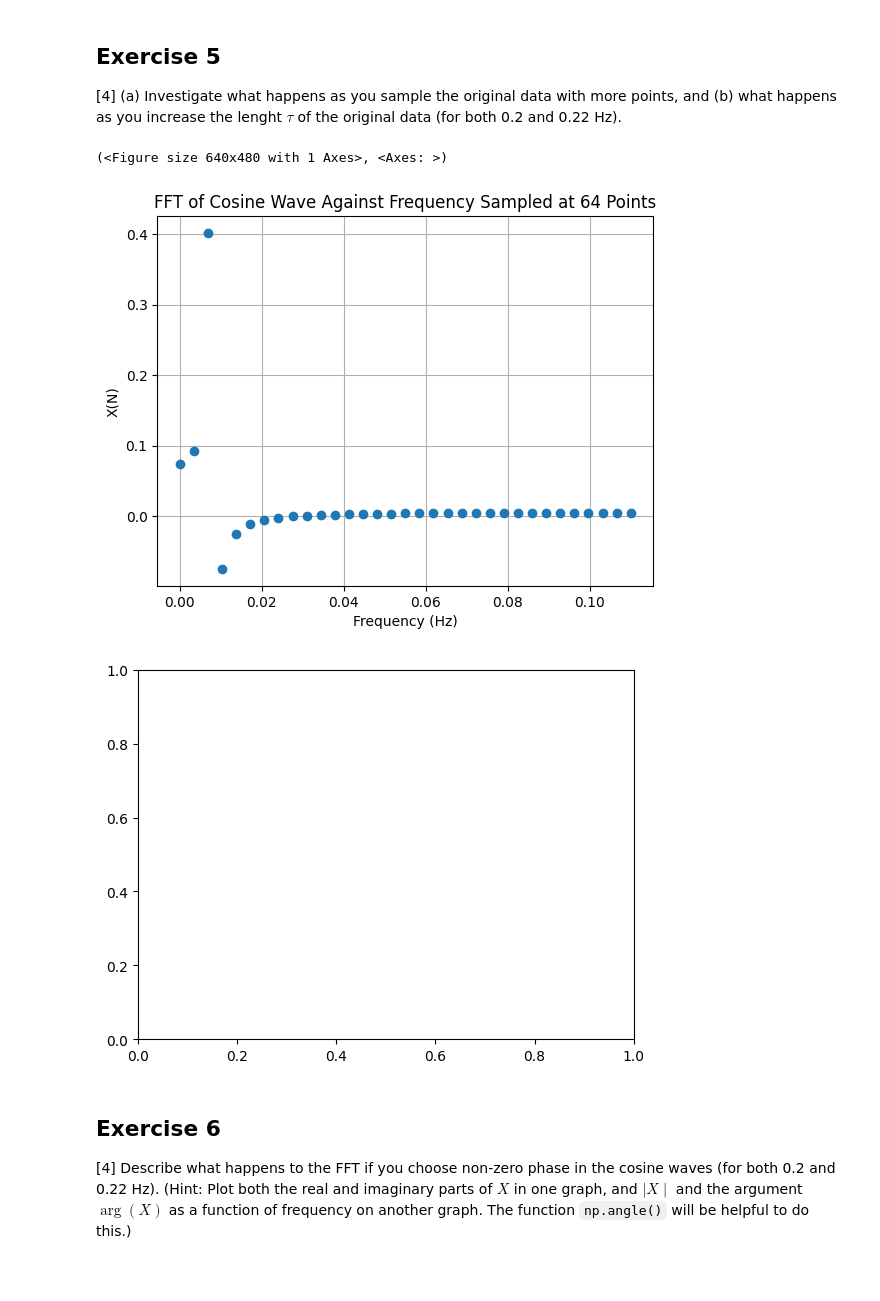
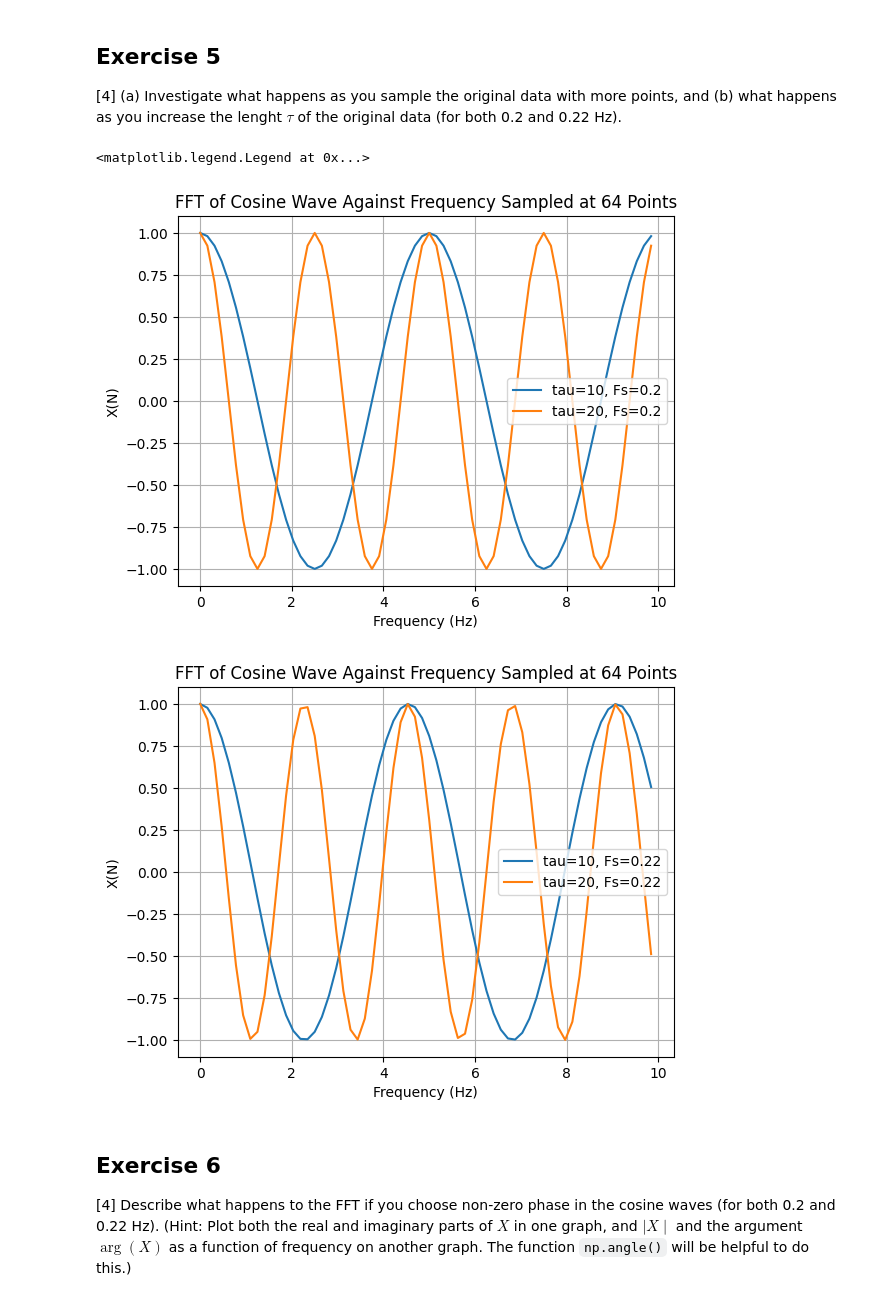
Before and after one commit to PX2145-2025/week-10-b-EvansElliot, a Jupyter notebook: FFT.ipynb, the cells around one changed output. Saved outputs shown, nothing was run; the diff lists cells and outputs as text; code cells hidden in the pictures; blank space fills up the shorter version.

```diff
--- a/FFT.ipynb
+++ b/FFT.ipynb
@@ -406,17 +408,27 @@ plt.grid()
 ## Exercise 5
 
 [4] (a) Investigate what happens as you sample the original data with more points,  and (b) what happens as you increase the lenght $\tau$ of the original data (for both 0.2 and 0.22 Hz).
-# %%
-plt.plot(frq,X,'o')
-plt.title('FFT of Cosine Wave Against Frequency Sampled at '+str(N)+' Points')
-plt.xlabel('Frequency (Hz)')
-plt.ylabel('X(N)')
-plt.grid()
-plt.subplots()
-# %% [output]
-(<Figure size 640x480 with 1 Axes>, <Axes: >)
-[figure, removed]
-[figure, removed]
+# %%
+plt.plot(t,f(64,0.2,10),label='tau=10, Fs=0.2')
+plt.plot(t,f(64,0.2,20),label='tau=20, Fs=0.2')
+plt.title('FFT of Cosine Wave Against Frequency Sampled at '+str(N)+' Points')
+plt.xlabel('Frequency (Hz)')
+plt.ylabel('X(N)')
+plt.grid(True)
+plt.legend(loc='best')
+plt.subplots()
+
+plt.plot(t,f(64,0.22,10),label='tau=10, Fs=0.22')
+plt.plot(t,f(64,0.22,20),label='tau=20, Fs=0.22')
+plt.title('FFT of Cosine Wave Against Frequency Sampled at '+str(N)+' Points')
+plt.xlabel('Frequency (Hz)')
+plt.ylabel('X(N)')
+plt.grid(True)
+plt.legend(loc='best')
+# %% [output]
+<matplotlib.legend.Legend at 0x...>
+[figure, added]
+[figure, added]
 # %% [markdown]
 ## Exercise 6
 
```
Also changed, not shown: parts of 6 cells of this notebook.
